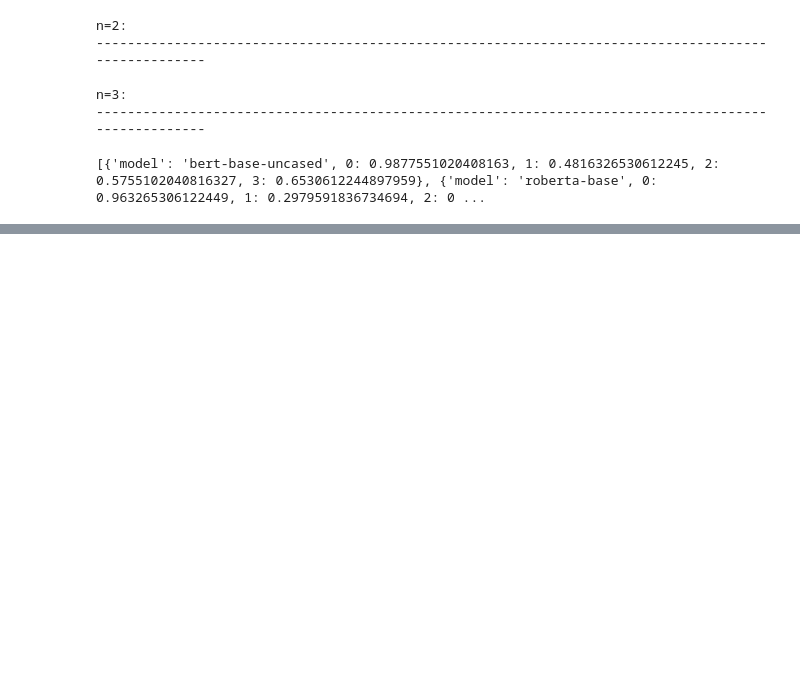
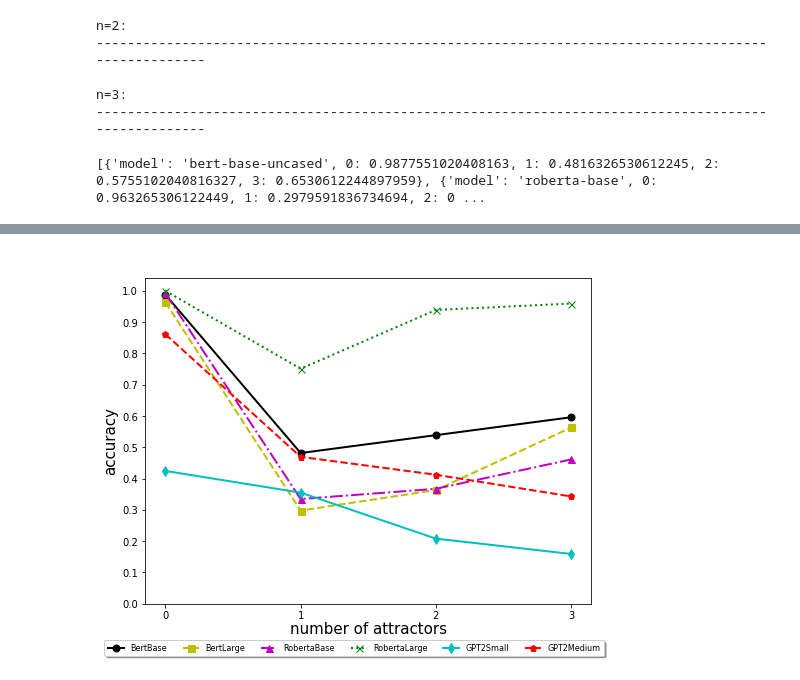
Before and after one commit to harry-tian/nlp_project_STON, a Jupyter notebook: main.ipynb, the cells around one changed output, grey strips where cells are left out. Saved outputs shown, nothing was run; the diff lists cells and outputs as text; code cells hidden in the pictures; blank space fills up the shorter version.

```diff
--- a/main.ipynb
+++ b/main.ipynb
@@ -306,20 +284,0 @@ count_distractors = [0,1,2,3]
-# %%
-def plot_cloze(results, title=None, legend=False):
-    f = open(results)
-    reader = csv.DictReader(f)
-    results = {}
-    for row in reader:
-        model = row['model']
-        results[model] = [1, float(row['1'].strip()),float(row['2'].strip()),float(row['3'].strip())]
-
-    plt.figure(figsize=(8,6))
-    for i, val in enumerate(results.values()):
-        plt.plot([0, 1,2,3], val,linewidth=2.0, color=color_list[i],
-            markersize=7,linestyle=linestyle_list[i],label=model,marker=marker_list[i])
-    plt.xticks([0, 1,2,3])
-    plt.yticks(np.arange(0,1.1,0.1))
-    if legend: plt.legend(["BertBase", "BertLarge", "RobertaBase","RobertaLarge","GPT2Small","GPT2Medium"])
-    plt.xlabel('number of attractors', labelpad=1)
-    plt.ylabel('accuracy')
-    if not title: title = "cloze task: names"
-    plt.title(title)
@@ -327,0 +339,4 @@ def plot_cloze(results, title=None, legend=False):
+# %%
+plot_cloze("marriage_results.csv", title = ' ', legend = True)
+# %% [output]
+[figure, added]
```
Also changed, not shown: parts of 13 cells of this notebook.
